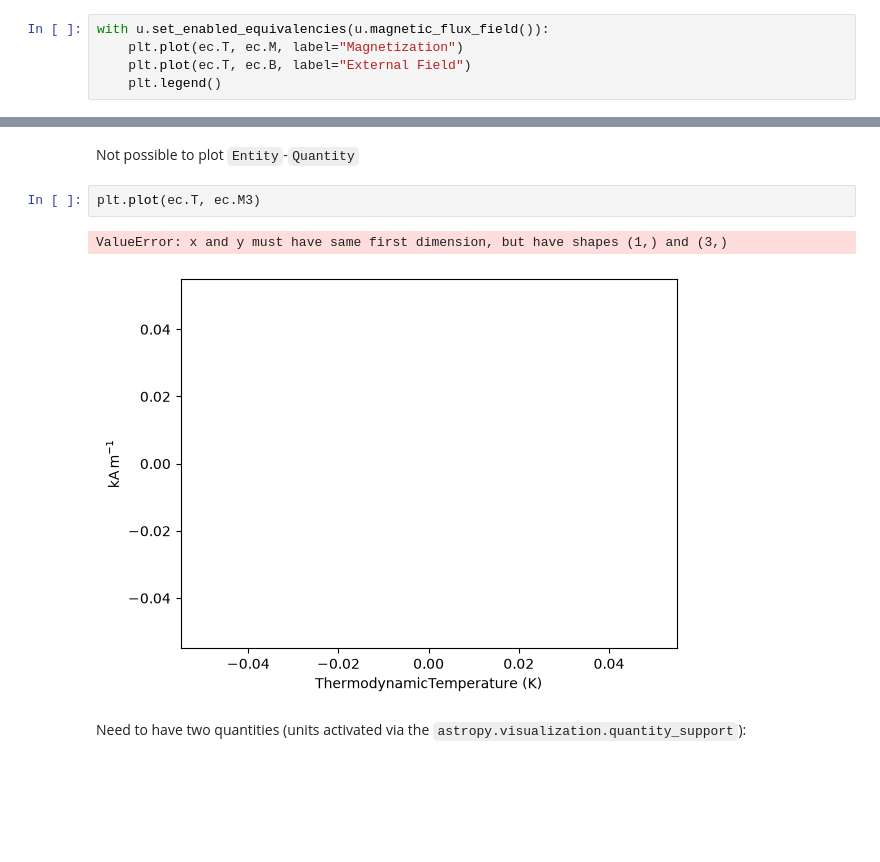
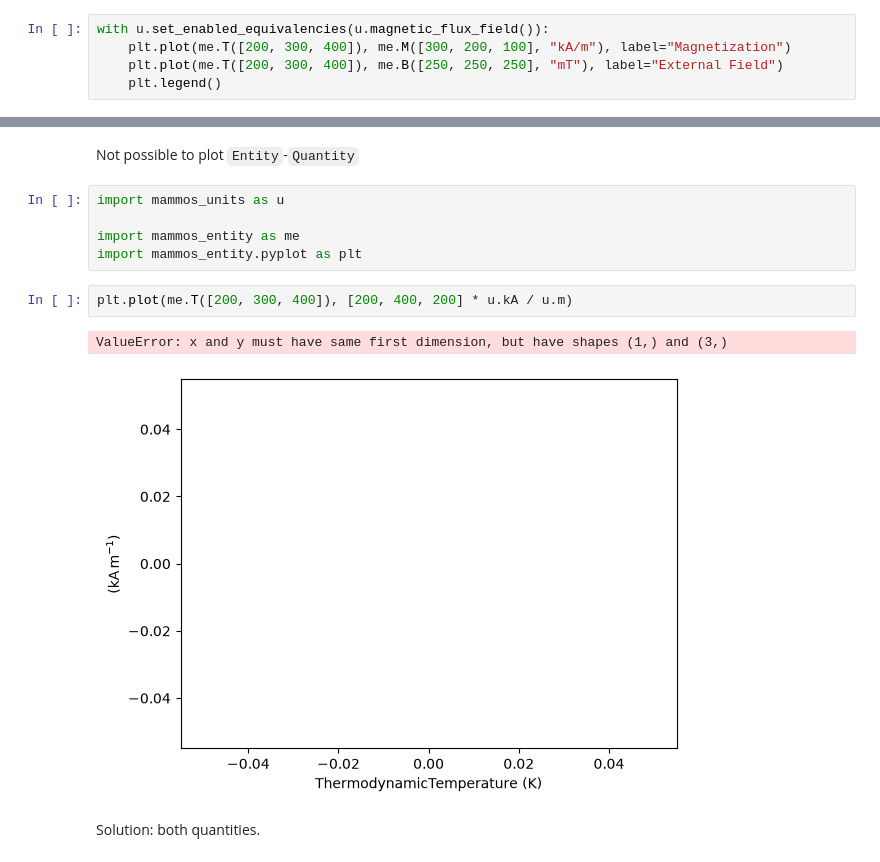
Before and after one commit to MaMMoS-project/mammos-entity, a Jupyter notebook: dev/plotting.ipynb, the cells around one changed output, grey strips where cells are left out. Cells and saved outputs as stored; diff of their text form; blank space fills up the shorter version.

Commit message:
implement conversion between entities and quantities

```diff
--- a/dev/plotting.ipynb
+++ b/dev/plotting.ipynb
@@ -46,8 +55,8 @@ ConversionError: Failed to convert value(s) to axis units: array([Entity(ontolog
 ## Using equivalencies
 # %%
 with u.set_enabled_equivalencies(u.magnetic_flux_field()):
-    plt.plot(ec.T, ec.M, label="Magnetization")
-    plt.plot(ec.T, ec.B, label="External Field")
+    plt.plot(me.T([200, 300, 400]), me.M([300, 200, 100], "kA/m"), label="Magnetization")
+    plt.plot(me.T([200, 300, 400]), me.B([250, 250, 250], "mT"), label="External Field")
     plt.legend()
 # %% [output]
 [figure]
@@ -55,11 +64,16 @@ with u.set_enabled_equivalencies(u.magnetic_flux_field()):
 ## Quantities
 # %% [markdown]
 Not possible to plot `Entity`-`Quantity`
+# %%
+import mammos_units as u
+
+import mammos_entity as me
+import mammos_entity.pyplot as plt
 # %%
-plt.plot(ec.T, ec.M3)
+plt.plot(me.T([200, 300, 400]), [200, 400, 200] * u.kA / u.m)
 # %% [output]
 ValueError: x and y must have same first dimension, but have shapes (1,) and (3,)
-[figure, old version]
+[figure, new version]
-# %% [markdown]
-Need to have two quantities (units activated via the `astropy.visualization.quantity_support`):
+# %% [markdown]
+Solution: both quantities.
 # %%
```
Also changed, not shown: parts of 17 cells of this notebook, 1 other file.
